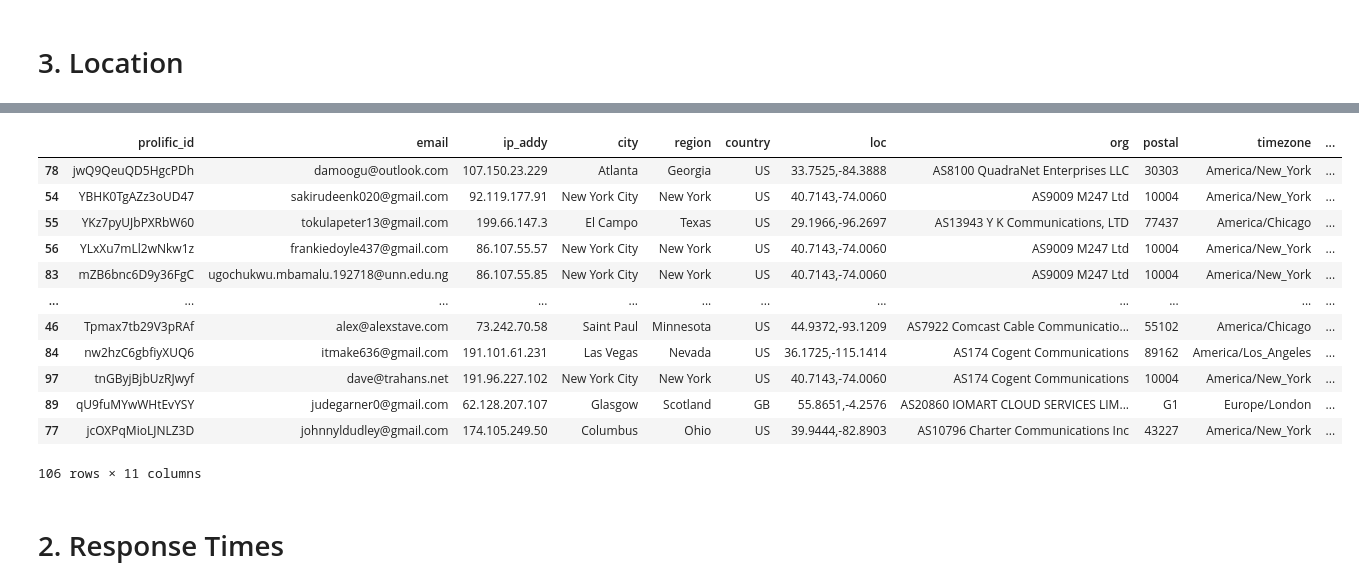
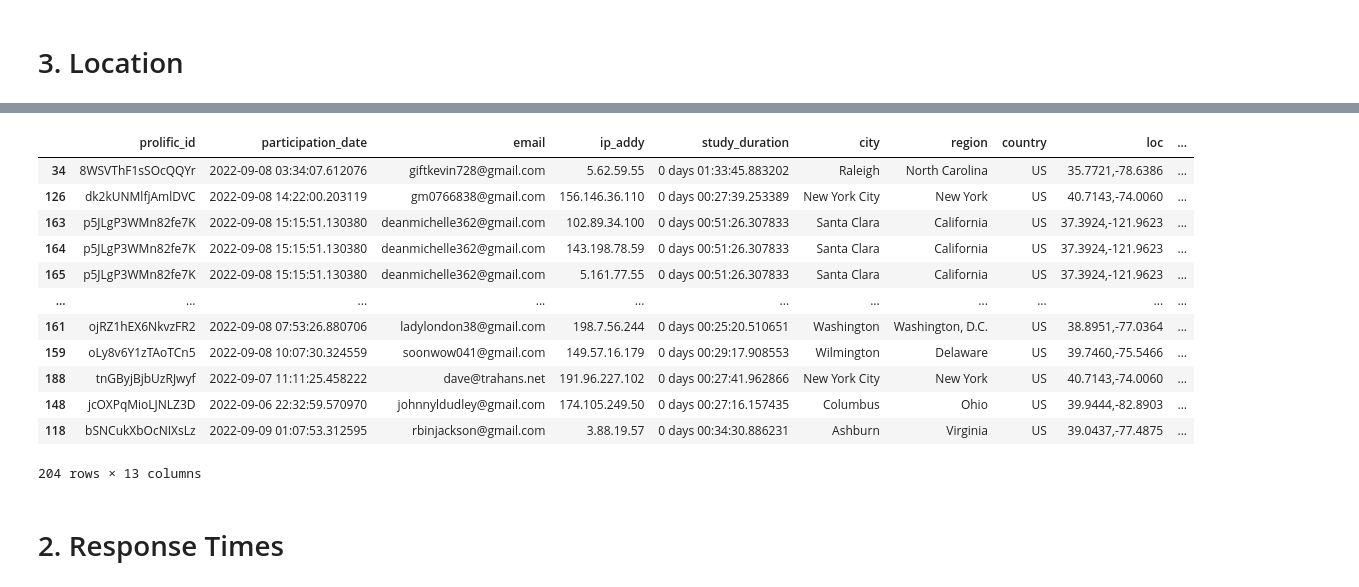
Before and after one commit to BryanGonzalez262/KnowledgeBeliefASD, a Jupyter notebook: analysis/asc_analysis.ipynb, the cells around one changed output, grey strips where cells are left out. Saved outputs shown, nothing was run; the diff lists cells and outputs as text; code cells hidden in the pictures.

Commit message:
location data

```diff
--- a/analysis/asc_analysis.ipynb
+++ b/analysis/asc_analysis.ipynb
@@ -59,0 +68,9 @@ emails.email.sort_values().unique()
+# %%
+def convert_time(x):
+    if type(x) == str:
+        return datetime.datetime.strptime(x, '%Y-%m-%d %H:%M:%S.%f')
+
+dat[['response_onset','target_onset','participation_date','completion_time']] = dat[['response_onset','target_onset','participation_date','completion_time']].applymap(convert_time)
+
+dat['rt'] = dat.apply(lambda row: row['response_onset'] - row['target_onset'], axis=1)
+dat['rt_ms'] = dat.apply(lambda row: int(round(row['rt'].total_seconds() * 1e3)), axis=1)
@@ -59,0 +88,5 @@ emails.email.sort_values().unique()
+# %%
+idx = dat[~dat.completion_time.isnull()].index
+dat['study_duration'] = None
+dat.loc[idx, 'study_duration'] = dat.loc[idx].completion_time - dat.loc[idx].participation_date
+#dat.loc[idx].groupby('prolific_id').mean()
@@ -80,6 +112,0 @@ print(f"{len(dat.loc[dat.accepted_answer == False].prolific_id.unique())} partic
-# %%
-dat['response_onset'] = dat.apply(lambda row: datetime.datetime.strptime(row['response_onset'], '%Y-%m-%d %H:%M:%S.%f'), axis=1)
-dat['target_onset'] = dat.apply(lambda row: datetime.datetime.strptime(row['target_onset'], '%Y-%m-%d %H:%M:%S.%f'), axis=1)
-dat['participation_date'] = dat.apply(lambda row: datetime.datetime.strptime(row['participation_date'], '%Y-%m-%d %H:%M:%S.%f'), axis=1)
-dat['rt'] = dat.apply(lambda row: row['response_onset'] - row['target_onset'], axis=1)
-dat['rt_ms'] = dat.apply(lambda row: int(round(row['rt'].total_seconds() * 1e3)), axis=1)
@@ -212,7 +228,10 @@ for subj in adat.prolific_id.unique():
     res = urlopen(url)
     #response from url(if res==None then check connection)
     data = load(res)
-    adat.loc[adat.prolific_id == subj, ['city', 'region', 'country', 'loc', 'org', 'postal', 'timezone', 'email']] = [data['city'], data['region'], data['country'], data['loc'], data['org'], data['postal'], data['timezone'], adat.loc[adat.prolific_id == subj, 'email'].values[0]]
+    try:
+        adat.loc[adat.prolific_id == subj, ['city', 'region', 'country', 'loc', 'org', 'postal', 'timezone', 'email', 'participation_date', 'study_duration']] = [data['city'], data['region'], data['country'], data['loc'], data['org'], data['postal'], data['timezone'], adat.loc[adat.prolific_id == subj, 'email'].values[0], adat.loc[adat.prolific_id == subj, 'participation_date'].values[0], adat.loc[adat.prolific_id == subj, 'study_duration'].values[0]]
+    except:
+        print(f'issue with id: {subj}')
 # %% [output]
 A value is trying to be set on a copy of a slice from a DataFrame.
 Try using .loc[row_indexer,col_indexer] = value instead
@@ -232,21 +275,21 @@ See the caveats in the documentation: https://pandas.pydata.org/pandas-docs/stab
 # %%
-xx = adat.groupby(['prolific_id','email', 'ip_addy','city', 'region', 'country', 'loc', 'org', 'postal', 'timezone']).correct.mean()#.sort_values('correct')
+xx = adat.groupby(['prolific_id','participation_date', 'email', 'ip_addy','study_duration', 'city', 'region', 'country', 'loc', 'org', 'postal', 'timezone']).correct.mean()#.sort_values('correct')
 yy = xx.reset_index().sort_values('correct', axis=0)
 yy
 # %% [output]
-|  | prolific_id | email | ip_addy | city | region | country | loc | org | postal | timezone | ... |
-| 78 | jwQ9QeuQD5HgcPDh | damoogu@outlook.com | 107.150.23.229 | Atlanta | Georgia | US | 33.7525,-84.3888 | AS8100 QuadraNet Enterprises LLC | 30303 | America/New_York | ... |
-| 54 | YBHK0TgAZz3oUD47 | sakirudeenk020@gmail.com | 92.119.177.91 | New York City | New York | US | 40.7143,-74.0060 | AS9009 M247 Ltd | 10004 | America/New_York | ... |
-| 55 | YKz7pyUJbPXRbW60 | tokulapeter13@gmail.com | 199.66.147.3 | El Campo | Texas | US | 29.1966,-96.2697 | AS13943 Y K Communications, LTD | 77437 | America/Chicago | ... |
-| 56 | YLxXu7mLl2wNkw1z | frankiedoyle437@gmail.com | 86.107.55.57 | New York City | New York | US | 40.7143,-74.0060 | AS9009 M247 Ltd | 10004 | America/New_York | ... |
-| 83 | mZB6bnc6D9y36FgC | ugochukwu.mbamalu.192718@unn.edu.ng | 86.107.55.85 | New York City | New York | US | 40.7143,-74.0060 | AS9009 M247 Ltd | 10004 | America/New_York | ... |
-| ... | ... | ... | ... | ... | ... | ... | ... | ... | ... | ... | ... |
-| 46 | Tpmax7tb29V3pRAf | alex@alexstave.com | 73.242.70.58 | Saint Paul | Minnesota | US | 44.9372,-93.1209 | AS7922 Comcast Cable Communicatio... | 55102 | America/Chicago | ... |
-| 84 | nw2hzC6gbfiyXUQ6 | itmake636@gmail.com | 191.101.61.231 | Las Vegas | Nevada | US | 36.1725,-115.1414 | AS174 Cogent Communications | 89162 | America/Los_Angeles | ... |
-| 97 | tnGByjBjbUzRJwyf | dave@trahans.net | 191.96.227.102 | New York City | New York | US | 40.7143,-74.0060 | AS174 Cogent Communications | 10004 | America/New_York | ... |
-| 89 | qU9fuMYwWHtEvYSY | judegarner0@gmail.com | 62.128.207.107 | Glasgow | Scotland | GB | 55.8651,-4.2576 | AS20860 IOMART CLOUD SERVICES LIM... | G1 | Europe/London | ... |
-| 77 | jcOXPqMioLJNLZ3D | johnnyldudley@gmail.com | 174.105.249.50 | Columbus | Ohio | US | 39.9444,-82.8903 | AS10796 Charter Communications Inc | 43227 | America/New_York | ... |
+|  | prolific_id | participation_date | email | ip_addy | study_duration | city | region | country | loc | ... |
+| 34 | 8WSVThF1sSOcQQYr | 2022-09-08 03:34:07.612076 | giftkevin728@gmail.com | 5.62.59.55 | 0 days 01:33:45.883202 | Raleigh | North Carolina | US | 35.7721,-78.6386 | ... |
+| 126 | dk2kUNMlfjAmlDVC | 2022-09-08 14:22:00.203119 | gm0766838@gmail.com | 156.146.36.110 | 0 days 00:27:39.253389 | New York City | New York | US | 40.7143,-74.0060 | ... |
+| 163 | p5JLgP3WMn82fe7K | 2022-09-08 15:15:51.130380 | deanmichelle362@gmail.com | 102.89.34.100 | 0 days 00:51:26.307833 | Santa Clara | California | US | 37.3924,-121.9623 | ... |
+| 164 | p5JLgP3WMn82fe7K | 2022-09-08 15:15:51.130380 | deanmichelle362@gmail.com | 143.198.78.59 | 0 days 00:51:26.307833 | Santa Clara | California | US | 37.3924,-121.9623 | ... |
+| 165 | p5JLgP3WMn82fe7K | 2022-09-08 15:15:51.130380 | deanmichelle362@gmail.com | 5.161.77.55 | 0 days 00:51:26.307833 | Santa Clara | California | US | 37.3924,-121.9623 | ... |
+| ... | ... | ... | ... | ... | ... | ... | ... | ... | ... | ... |
+| 161 | ojRZ1hEX6NkvzFR2 | 2022-09-08 07:53:26.880706 | ladylondon38@gmail.com | 198.7.56.244 | 0 days 00:25:20.510651 | Washington | Washington, D.C. | US | 38.8951,-77.0364 | ... |
+| 159 | oLy8v6Y1zTAoTCn5 | 2022-09-08 10:07:30.324559 | soonwow041@gmail.com | 149.57.16.179 | 0 days 00:29:17.908553 | Wilmington | Delaware | US | 39.7460,-75.5466 | ... |
+| 188 | tnGByjBjbUzRJwyf | 2022-09-07 11:11:25.458222 | dave@trahans.net | 191.96.227.102 | 0 days 00:27:41.962866 | New York City | New York | US | 40.7143,-74.0060 | ... |
+| 148 | jcOXPqMioLJNLZ3D | 2022-09-06 22:32:59.570970 | johnnyldudley@gmail.com | 174.105.249.50 | 0 days 00:27:16.157435 | Columbus | Ohio | US | 39.9444,-82.8903 | ... |
+| 118 | bSNCukXbOcNIXsLz | 2022-09-09 01:07:53.312595 | rbinjackson@gmail.com | 3.88.19.57 | 0 days 00:34:30.886231 | Ashburn | Virginia | US | 39.0437,-77.4875 | ... |
-106 rows × 11 columns
+204 rows × 13 columns
 # %% [markdown]
 # 2. Response Times
 # %%
```
Also changed, not shown: parts of 17 cells of this notebook.
